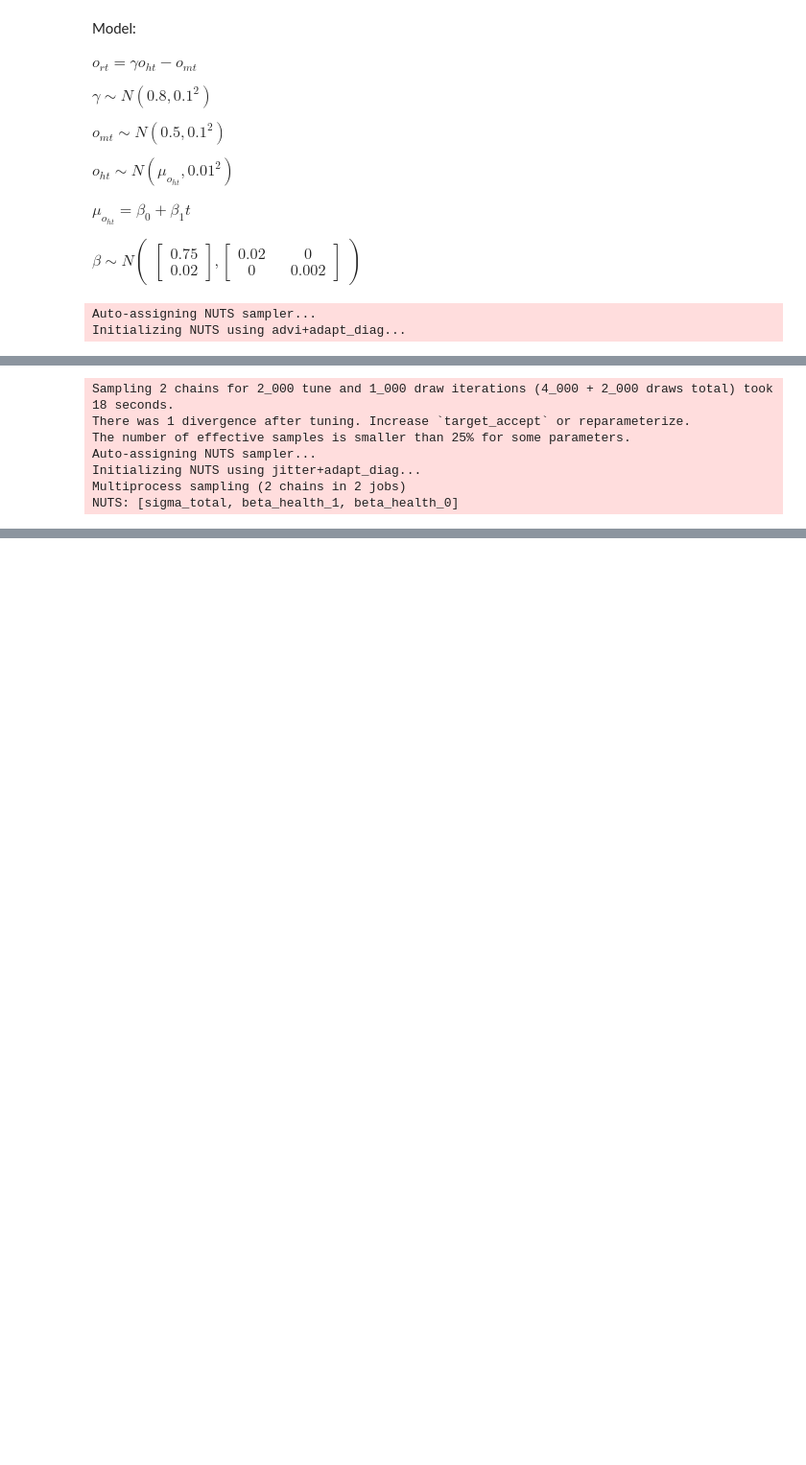
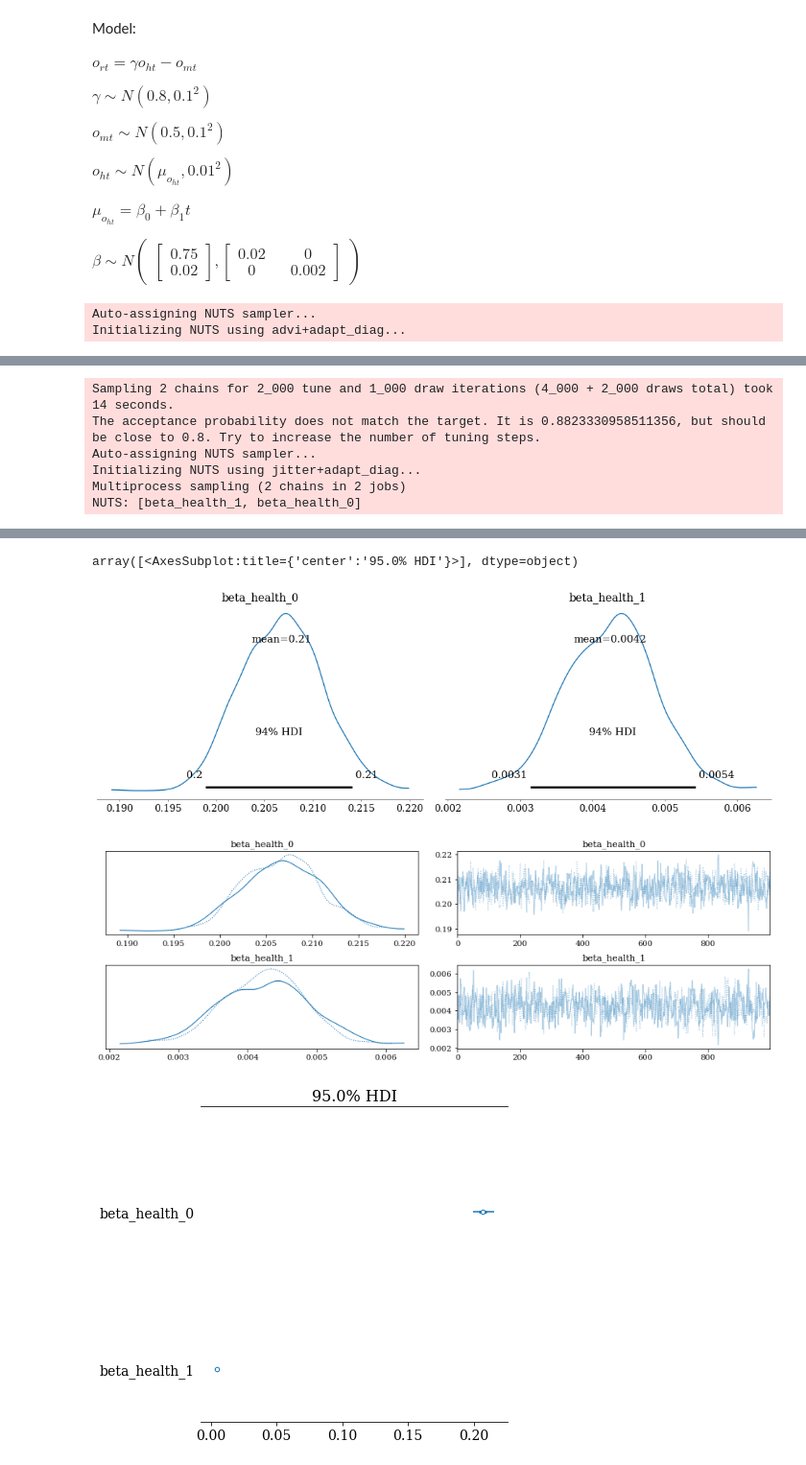
Before and after one commit to AnttiHaerkoenen/vyborg_orthodox, a Jupyter notebook: notebooks/missing_orthodox.ipynb, the cells around one changed output, grey strips where cells are left out. Shown at 96% size. Cells and saved outputs as stored; diff of their text form; code cells hidden in the pictures; blank space fills up the shorter version.

```diff
--- a/notebooks/missing_orthodox.ipynb
+++ b/notebooks/missing_orthodox.ipynb
@@ -157,22 +157,26 @@ data_pm['t'] = data_pm.index - start
 with pm.Model() as model_health_council_orthodox:
     n, _ = data_pm.shape
     t = np.asarray(data_pm.t)
-    beta_health_0 = pm.Normal("beta_health_0", mu=0.2, sigma=0.001)
+    beta_health_0 = pm.Normal("beta_health_0", mu=0.2, sigma=0.01)
     beta_health_1 = pm.Normal("beta_health_1", mu=0.004, sigma=0.001)
     # mu_health = tt.add(beta_health_0, tt.mul(beta_health_1, data_pm.t))
     mu_health = beta_health_0 + t * beta_health_1
-    sigma_total = pm.Exponential('sigma_total', 100)
+    # sigma_total = pm.Exponential('sigma_total', 100)
     health_council = pm.Normal(
         'health_council',
         mu=mu_health,
-        sigma=sigma_total,
-        observed=data_pm.health_council_orthodox,
+        sigma=0.01,
+        observed=np.asarray(data_pm.health_council_orthodox),
     )
 
-    trace = pm.sample(1000, tune=2000, init="advi+adapt_diag")
-    prior = pm.sample_prior_predictive()
-    posterior = pm.sample()
-    posterior_pred = pm.sample_posterior_predictive(posterior)
+    trace_health = pm.sample(1000, tune=2000, init="advi+adapt_diag")
+    prior_health = pm.sample_prior_predictive()
+    posterior_health = pm.sample()
+    posterior_pred_health = pm.sample_posterior_predictive(posterior_health)
+
+az.plot_posterior(posterior_health)
+az.plot_trace(posterior_health)
+az.plot_forest(posterior_health, combined=True, hdi_prob=0.95)
 # %% [output]
 Auto-assigning NUTS sampler...
 Initializing NUTS using advi+adapt_diag...
@@ -184,9 +188,8 @@ NUTS: [sigma_total, beta_health_1, beta_health_0]
 [interactive output not drawn]
-Sampling 2 chains for 2_000 tune and 1_000 draw iterations (4_000 + 2_000 draws total) took 18 seconds.
-There was 1 divergence after tuning. Increase `target_accept` or reparameterize.
-The number of effective samples is smaller than 25% for some parameters.
+Sampling 2 chains for 2_000 tune and 1_000 draw iterations (4_000 + 2_000 draws total) took 14 seconds.
+The acceptance probability does not match the target. It is 0.8823330958511356, but should be close to 0.8. Try to increase the number of tuning steps.
 Auto-assigning NUTS sampler...
 Initializing NUTS using jitter+adapt_diag...
 Multiprocess sampling (2 chains in 2 jobs)
-NUTS: [sigma_total, beta_health_1, beta_health_0]
+NUTS: [beta_health_1, beta_health_0]
 [interactive output not drawn]
@@ -195,2 +197,6 @@ Only one chain was sampled, this makes it impossible to run some convergence che
 [interactive output not drawn]
+array([<AxesSubplot:title={'center':'95.0% HDI'}>], dtype=object)
+[figure, added]
+[figure, added]
+[figure, added]
 # %%
```
Also changed, not shown: parts of 6 cells of this notebook, 3 other files.
